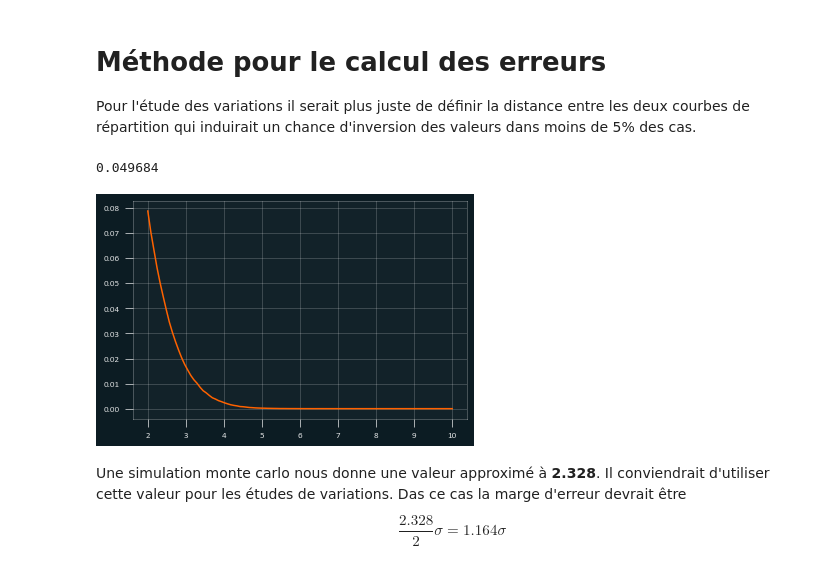
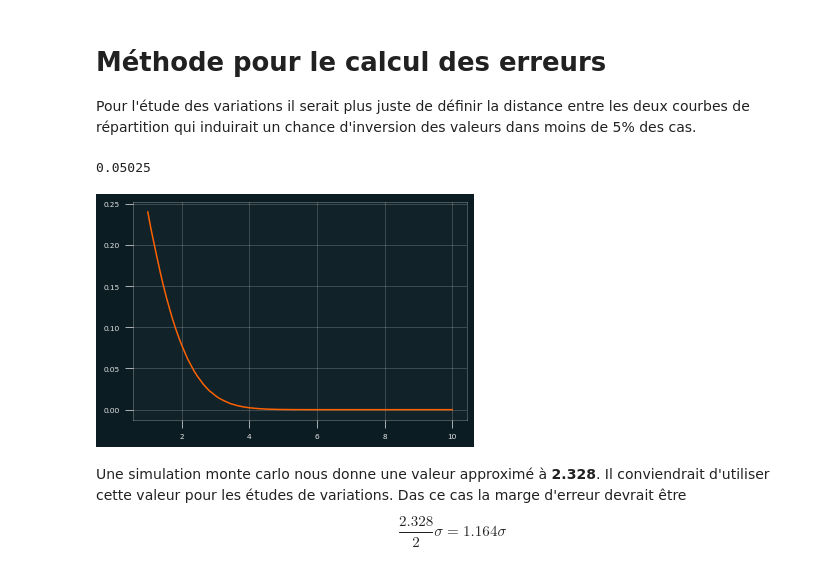
Before and after one commit to NyxAether/mesure_instituts_sondage, a Jupyter notebook: explications.ipynb, the cells around one changed output. Cells and saved outputs as stored; diff of their text form; code cells hidden in the pictures.

```diff
--- a/explications.ipynb
+++ b/explications.ipynb
@@ -18,17 +22,18 @@ Pour l'étude des variations il serait plus juste de définir la distance entre
 # %%
 def sample_norm(mean1=0,std1=1,mean2=0,std2=1,size=1000000):
     a=np.random.normal(mean1, std1, size)
     b=np.random.normal(mean2, std2, size)
     return np.sum(a>b)/size
 
 std=1
-x = np.linspace(2, 10, 100)
-y = [sample_norm(0,std,v,std,size=1000000) for v in x]
+m=0
+x = np.linspace(1, 10, 100)
+y = [sample_norm(m,std,m+v*std,std,size=1000000) for v in x]
 plt.plot(x,y)
-sample_norm(0,std,std*2.328,std,size=1000000)
+sample_norm(m,std,m+std*2.328,std,size=1000000)
 # %% [output]
-0.049684
+0.05025
-[figure, old version]
+[figure, new version]
 # %% [markdown]
 Une simulation monte carlo nous donne une valeur approximé à **2.328**. Il conviendrait d'utiliser cette valeur pour les études de variations. Das ce cas la marge d'erreur devrait être $$\frac{2.328}{2}\sigma=1.164\sigma$$
 # %%
```
Also changed, not shown: parts of 23 cells of this notebook, 4 other files.
